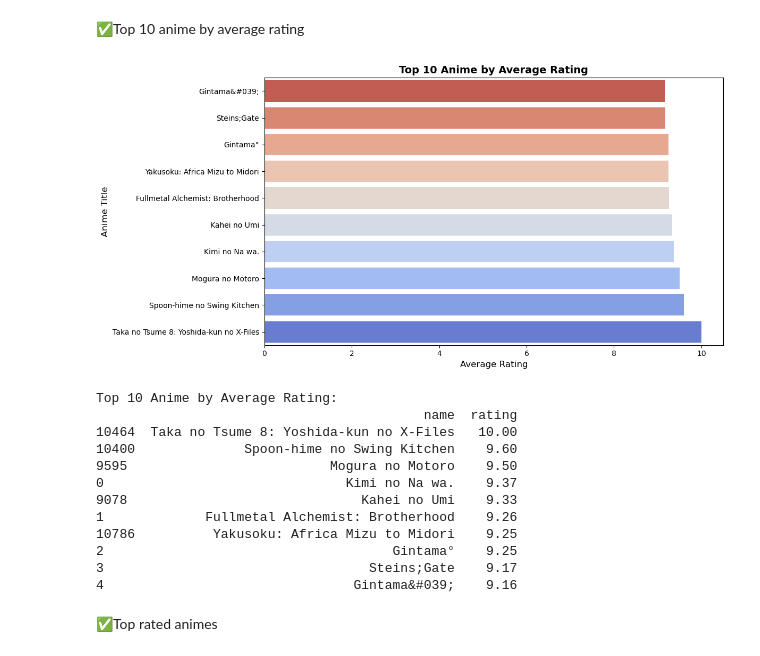
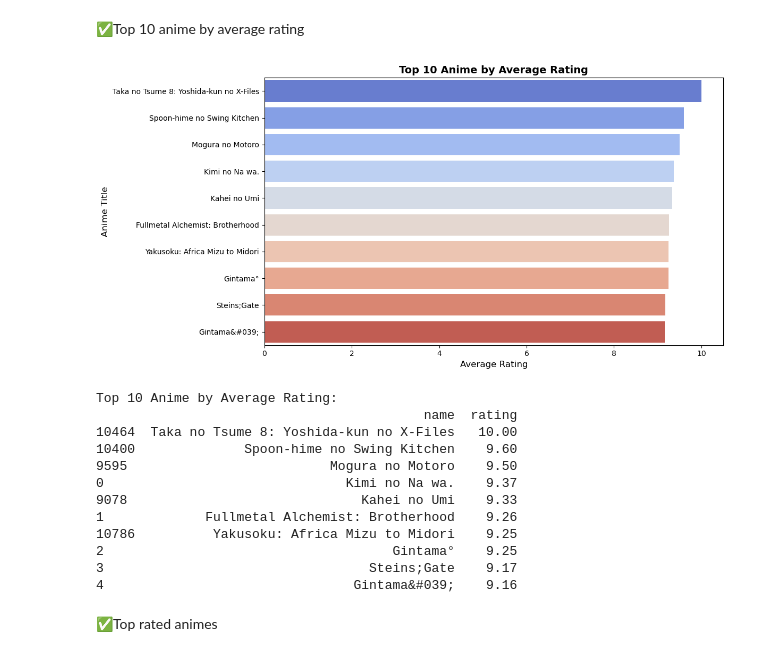
Before and after one commit to melokuhle17/Group1-Unsupervised-Learning, a Jupyter notebook: Anime.ipynb, the cells around one changed output. Cells and saved outputs as stored; diff of their text form; code cells hidden in the pictures.

```diff
--- a/Anime.ipynb
+++ b/Anime.ipynb
@@ -326,9 +326,6 @@ None
 # %% [markdown]
 ✅Handling Missing Values:
 # %%
-
 anime_df['rating'] = anime_df['rating'].fillna(anime_df.groupby('type')['rating'].transform('mean'))
 anime_df['genre'] = anime_df['genre'].fillna('Unknown')
 anime_df['name'] = anime_df['name'].fillna('Unknown')
-anime_df['genre'] = anime_df['genre'].fillna('Unknown')
-anime_df['name'] = anime_df['name'].fillna('Unknown')
@@ -337,6 +332,3 @@ anime_df['name'] = anime_df['name'].fillna('Unknown')
-# %%
-anime_df['rating'] = pd.to_numeric(anime_df['rating'], errors='coerce')
-anime_df['type'] = anime_df['type'].astype('category')
 # %% [markdown]
 ✅Cleaning Text Data (train_name & train_genre):
 # %%
@@ -754,31 +733,30 @@ plt.show()
 # %%
 # Calculate the top 10 anime by average rating from anime_df
 top_anime_by_avg_rating = anime_df[['anime_id', 'name', 'rating']].drop_duplicates('anime_id') \
     .sort_values(by='rating', ascending=False).head(10)
 
 # Plot
 plt.figure(figsize=(12, 6))
 sns.barplot(
     x='rating',
     y='name',
     data=top_anime_by_avg_rating,
     orient='h',
     palette='coolwarm'
 )
 
 # Titles and labels
 plt.title('Top 10 Anime by Average Rating', fontsize=14, fontweight='bold')
 plt.xlabel('Average Rating', fontsize=12)
 plt.ylabel('Anime Title', fontsize=12)
-plt.gca().invert_yaxis()  # Invert y-axis so highest-rated is at the top
 plt.tight_layout()
 plt.show()
 
 # Display the top 10 list for reference
 print("Top 10 Anime by Average Rating:")
 print(top_anime_by_avg_rating[['name', 'rating']])
 # %% [output]
-[figure, old version]
+[figure, new version]
 Top 10 Anime by Average Rating:
                                           name  rating
 10464  Taka no Tsume 8: Yoshida-kun no X-Files   10.00
```
Also changed, not shown: parts of 23 cells of this notebook, 1 other file.
